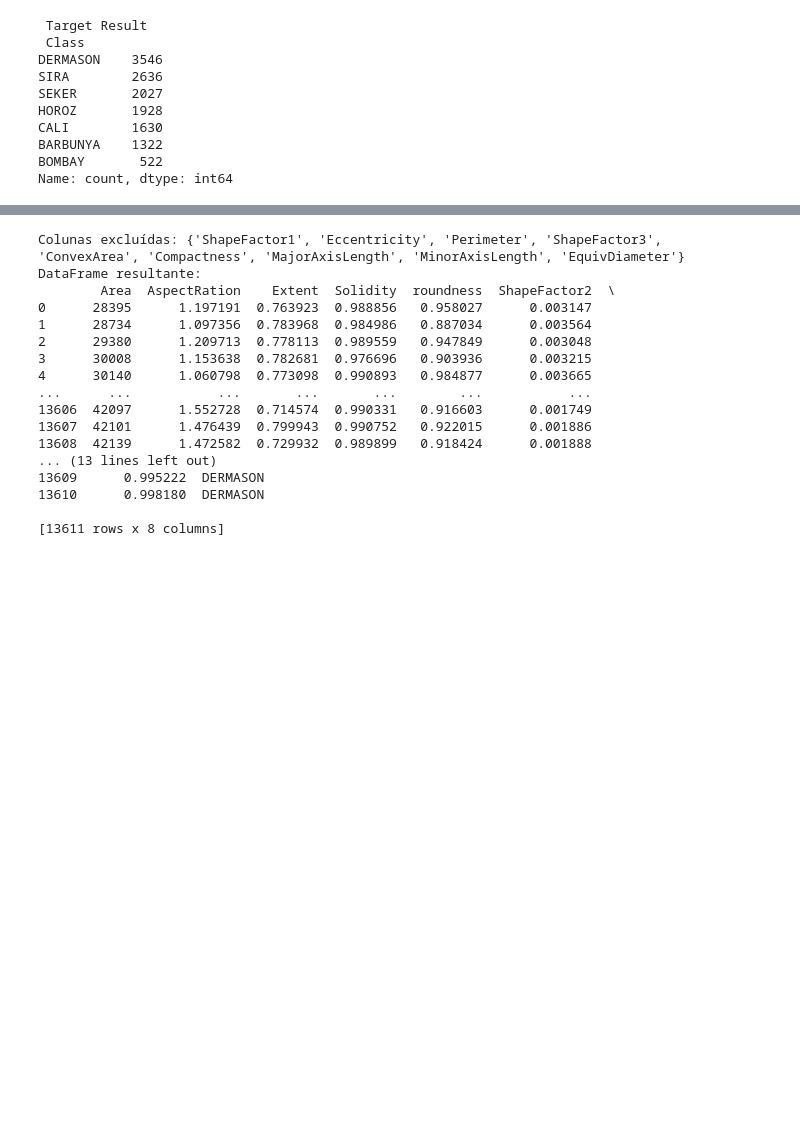
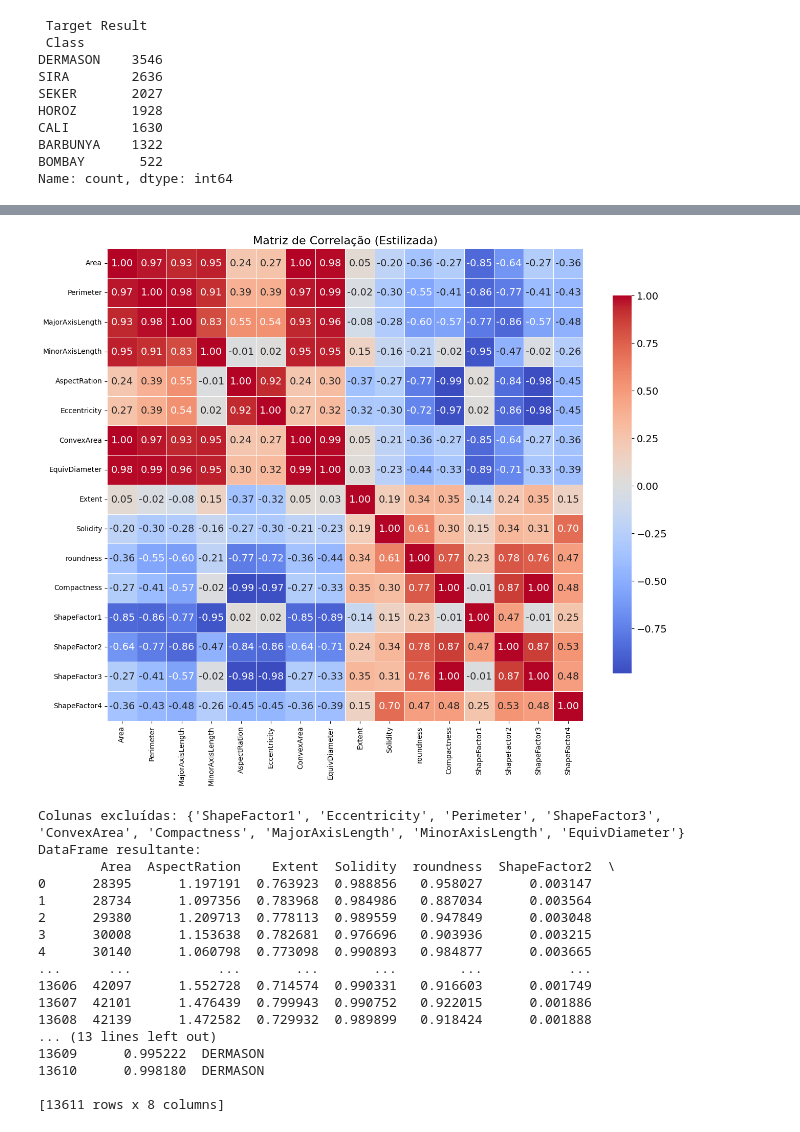
Before and after one commit to ALISONdantas/identifica-o-de-sementes, a Jupyter notebook: AprendizadoMaquina.ipynb, the cells around one changed output, grey strips where cells are left out. Saved outputs shown, nothing was run; the diff lists cells and outputs as text; code cells hidden in the pictures; blank space fills up the shorter version.

Commit message:
atualização: adição de mais uma matriz de correlação (com o valor de correlação em cada quadrado

```diff
--- a/AprendizadoMaquina.ipynb
+++ b/AprendizadoMaquina.ipynb
@@ -166,3 +174,21 @@ plt.show()
+# %%
+# matriz de correlação com tamanho aumentado
+corr = df.iloc[:, :-1].corr()
+plt.figure(figsize=(15, 12))
+sns.heatmap(
+    corr,
+    cmap='coolwarm',
+    annot=True,
+    fmt='.2f',
+    linewidths=0.5,
+    cbar_kws={'shrink': 0.8}
+)
+plt.title("Matriz de Correlação (Estilizada)", fontsize=16)
+plt.xticks(fontsize=10)
+plt.yticks(fontsize=10)
+plt.show()
+# %% [output]
+[figure, added]
 # %%
 # Criar uma máscara para as correlações acima do limite
 limite_corr = 0.9
```
Also changed, not shown: parts of 7 cells of this notebook.
